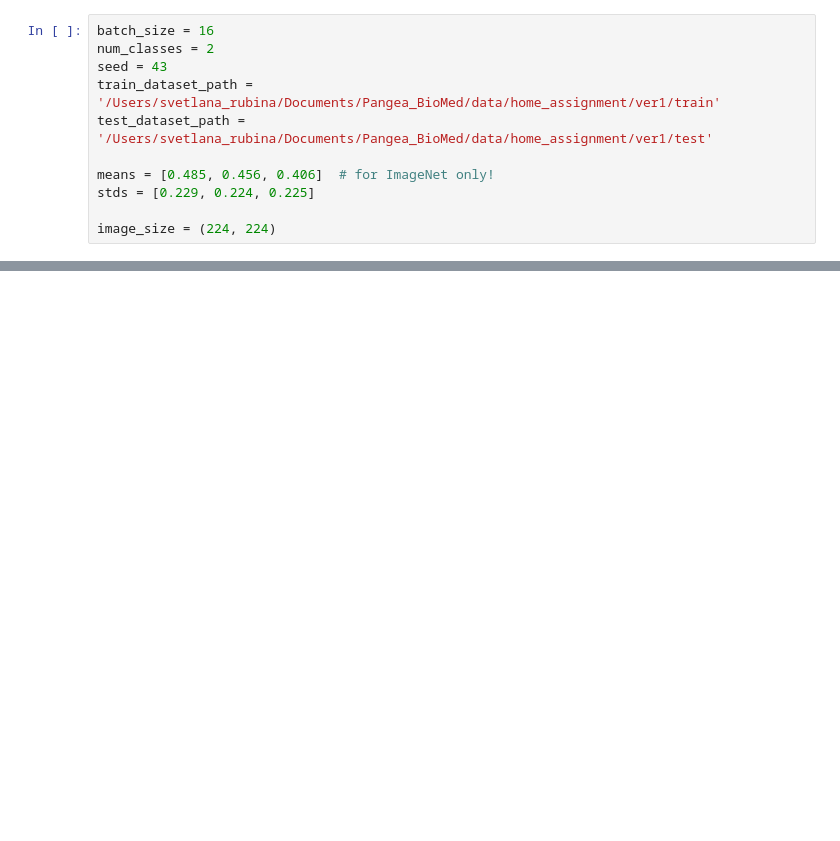
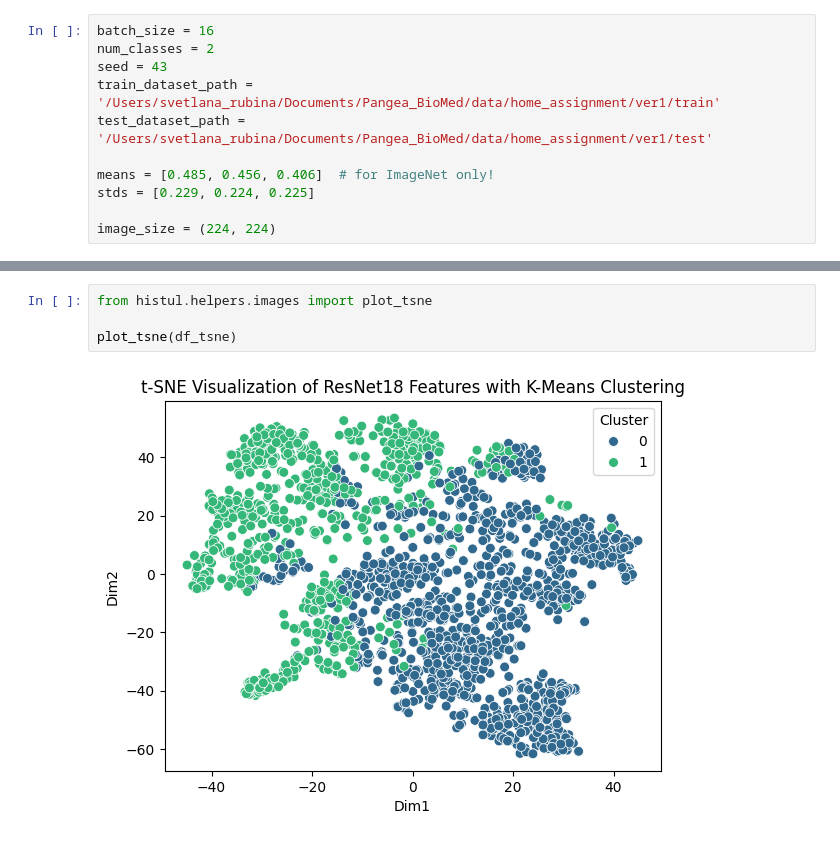
Before and after one commit to SvetlanaRubina/histopathology-slides-unsupervised-learning, a Jupyter notebook: visualize.ipynb, the cells around one changed output, grey strips where cells are left out. Drawn from its saved outputs; the diff is of its cells as text; blank space fills up the shorter version.

```diff
--- a/visualize.ipynb
+++ b/visualize.ipynb
@@ -68 +67,7 @@ plot_tensor(make_grid(inputs_class_b, nrow=5), title = "Class B")
+# %%
+from histul.helpers.images import plot_tsne
+
+plot_tsne(df_tsne)
+# %% [output]
+[figure, added]
 # %%
```
Also changed, not shown: parts of 6 cells of this notebook, 7 other files.
